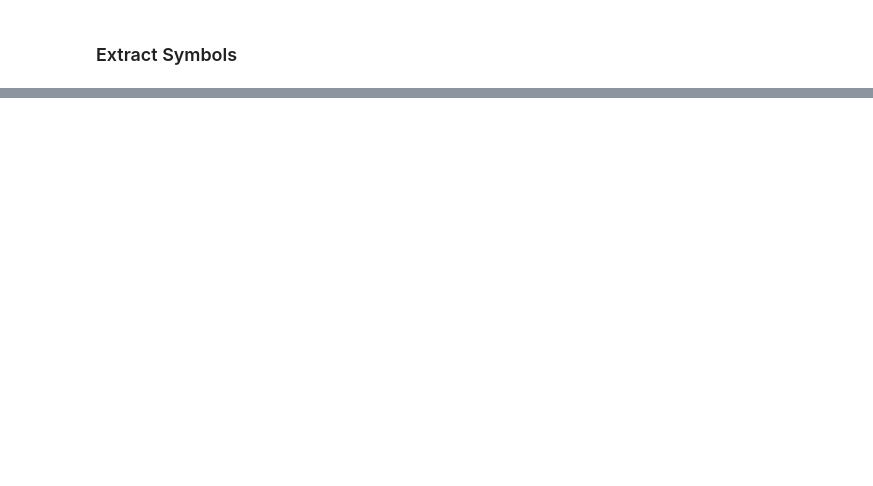
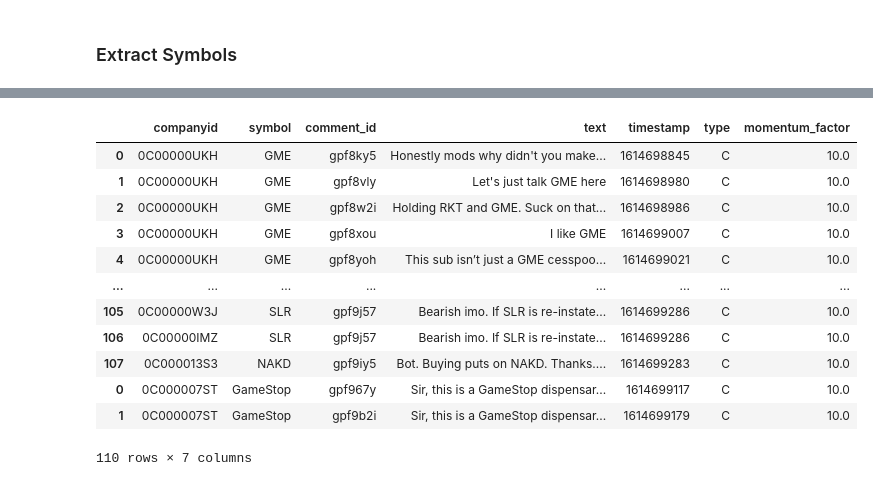
Before and after one commit to chandr33/wsb-hackathon, a Jupyter notebook: model_run.ipynb, the cells around one changed output, grey strips where cells are left out. Cells and saved outputs as stored; diff of their text form; code cells hidden in the pictures; blank space fills up the shorter version.

```diff
--- a/model_run.ipynb
+++ b/model_run.ipynb
@@ -151,0 +245,10 @@ comments_df_sample.head(10)
+# %%
+def extract_momentum(momentum_dict, ticker):
+    if ticker in momentum_dict:
+        result = momentum_dict[ticker]
+    else:
+        result = 1
+    return result
+# %%
+comment_ticker_split_df['momentum_factor'] = comment_ticker_split_df[['momentum_factor', 'symbol']].apply(lambda x: extract_momentum(x.momentum_factor, x.symbol), axis=1)
+comment_ticker_split_df = comment_ticker_split_df.drop_duplicates()
@@ -151,0 +290,10 @@ comments_df_sample.head(10)
+# %%
+ticker_match_query_string = f"""
+ SELECT
+ companyid, symbol
+ FROM
+  "equity-atlas_v3"."shareclassinfo"
+ LIMIT 100000
+"""
+
+df_ticker_match = pd.DataFrame(dnalab.query(ticker_match_query_string))
@@ -151,0 +316,10 @@ comments_df_sample.head(10)
+# %%
+company_match_query_string = f"""
+ SELECT
+ companyid, shortname AS symbol
+ FROM
+ "equity-atlas_v3"."companyinfo"
+ LIMIT 100000
+"""
+
+df_company_match = pd.DataFrame(dnalab.query(company_match_query_string))
@@ -151,0 +340,19 @@ comments_df_sample.head(10)
+# %%
+comment_ticker_match_df = pd.merge(df_ticker_match, comment_ticker_split_df, on=['symbol'])
+comment_company_match_df = pd.merge(df_company_match, comment_ticker_split_df, on=['symbol'])
+final_comment_df = comment_ticker_match_df.append(comment_company_match_df)
+final_comment_df.head(200)
+# %% [output]
+|  | companyid | symbol | comment_id | text | timestamp | type | momentum_factor |
+| 0 | 0C00000UKH | GME | gpf8ky5 | Honestly mods why didn't you make... | 1614698845 | C | 10.0 |
+| 1 | 0C00000UKH | GME | gpf8vly | Let's just talk GME here | 1614698980 | C | 10.0 |
+| 2 | 0C00000UKH | GME | gpf8w2i | Holding RKT and GME. Suck on that... | 1614698986 | C | 10.0 |
+| 3 | 0C00000UKH | GME | gpf8xou | I like GME | 1614699007 | C | 10.0 |
+| 4 | 0C00000UKH | GME | gpf8yoh | This sub isn’t just a GME cesspoo... | 1614699021 | C | 10.0 |
+| ... | ... | ... | ... | ... | ... | ... | ... |
+| 105 | 0C00000W3J | SLR | gpf9j57 | Bearish imo. If SLR is re-instate... | 1614699286 | C | 10.0 |
+| 106 | 0C00000IMZ | SLR | gpf9j57 | Bearish imo. If SLR is re-instate... | 1614699286 | C | 10.0 |
+| 107 | 0C000013S3 | NAKD | gpf9iy5 | Bot. Buying puts on NAKD. Thanks.... | 1614699283 | C | 10.0 |
+| 0 | 0C000007ST | GameStop | gpf967y | Sir, this is a GameStop dispensar... | 1614699117 | C | 10.0 |
+| 1 | 0C000007ST | GameStop | gpf9b2i | Sir, this is a GameStop dispensar... | 1614699179 | C | 10.0 |
+110 rows × 7 columns
```
Also changed, not shown: parts of 51 cells of this notebook.
